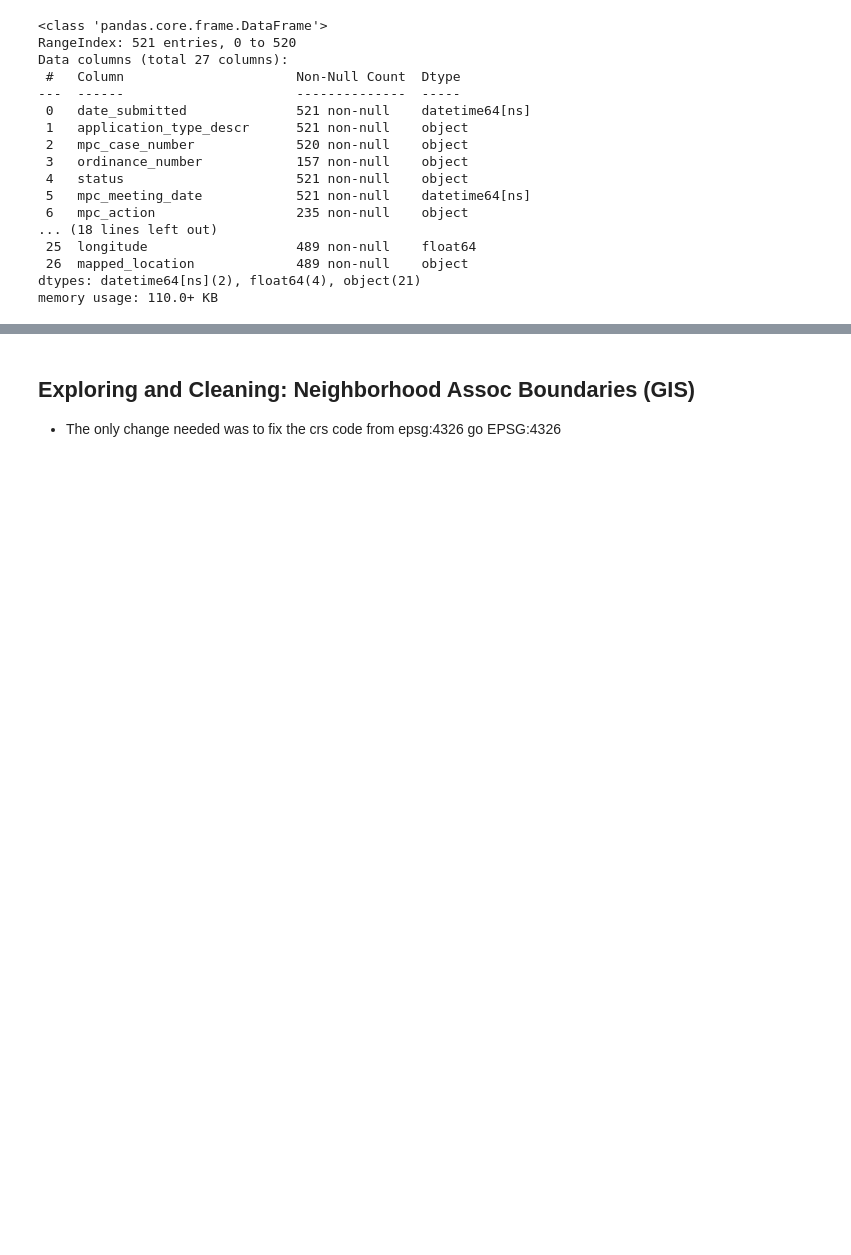
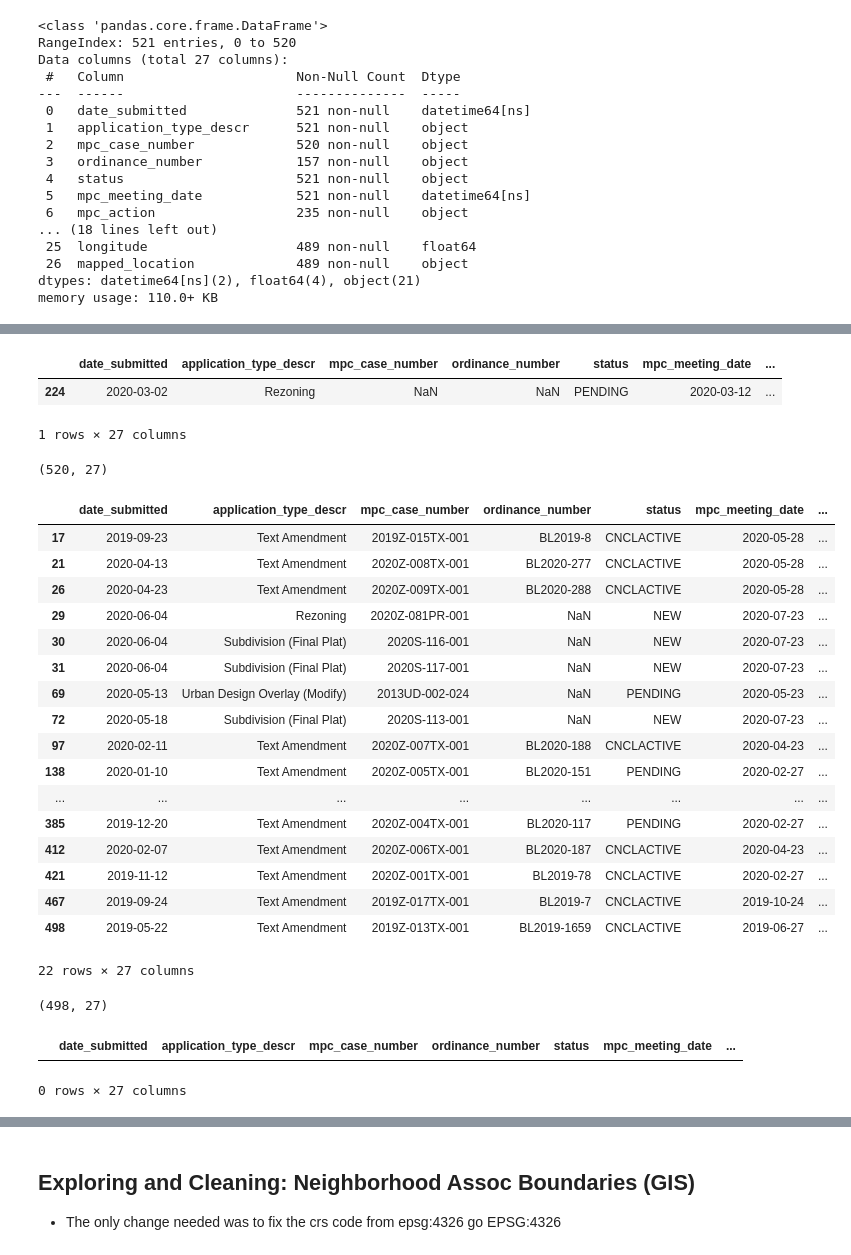
Before and after one commit to lorirocks/nashville-neighborhoods-capstone, a Jupyter notebook: notebooks/1_dataprep.ipynb, the cells around one changed output, grey strips where cells are left out. Drawn from its saved outputs; the diff is of its cells as text; code cells hidden in the pictures; blank space fills up the shorter version.

```diff
--- a/notebooks/1_dataprep.ipynb
+++ b/notebooks/1_dataprep.ipynb
@@ -721,0 +748,9 @@ memory usage: 110.0+ KB
+# %%
+# Finding row with null case number
+# Project name says "Created in error". Will delete this row
+
+df_planning[df_planning.mpc_case_number.isnull()]
+# %% [output]
+|  | date_submitted | application_type_descr | mpc_case_number | ordinance_number | status | mpc_meeting_date | ... |
+| 224 | 2020-03-02 | Rezoning | NaN | NaN | PENDING | 2020-03-12 | ... |
+1 rows × 27 columns
@@ -721,0 +761,45 @@ memory usage: 110.0+ KB
+# %%
+# Double-checking that df is now 520 rows.
+
+df_planning.shape
+# %% [output]
+(520, 27)
+# %%
+# Finding the remaining 22 rows with null 'location'
+# Won't be able to get lat/lon for these. Will delete them.
+
+df_planning[df_planning.location.isnull()]
+# %% [output]
+|  | date_submitted | application_type_descr | mpc_case_number | ordinance_number | status | mpc_meeting_date | ... |
+| 17 | 2019-09-23 | Text Amendment | 2019Z-015TX-001 | BL2019-8 | CNCLACTIVE | 2020-05-28 | ... |
+| 21 | 2020-04-13 | Text Amendment | 2020Z-008TX-001 | BL2020-277 | CNCLACTIVE | 2020-05-28 | ... |
+| 26 | 2020-04-23 | Text Amendment | 2020Z-009TX-001 | BL2020-288 | CNCLACTIVE | 2020-05-28 | ... |
+| 29 | 2020-06-04 | Rezoning | 2020Z-081PR-001 | NaN | NEW | 2020-07-23 | ... |
+| 30 | 2020-06-04 | Subdivision (Final Plat) | 2020S-116-001 | NaN | NEW | 2020-07-23 | ... |
+| 31 | 2020-06-04 | Subdivision (Final Plat) | 2020S-117-001 | NaN | NEW | 2020-07-23 | ... |
+| 69 | 2020-05-13 | Urban Design Overlay (Modify) | 2013UD-002-024 | NaN | PENDING | 2020-05-23 | ... |
+| 72 | 2020-05-18 | Subdivision (Final Plat) | 2020S-113-001 | NaN | NEW | 2020-07-23 | ... |
+| 97 | 2020-02-11 | Text Amendment | 2020Z-007TX-001 | BL2020-188 | CNCLACTIVE | 2020-04-23 | ... |
+| 138 | 2020-01-10 | Text Amendment | 2020Z-005TX-001 | BL2020-151 | PENDING | 2020-02-27 | ... |
+| ... | ... | ... | ... | ... | ... | ... | ... |
+| 385 | 2019-12-20 | Text Amendment | 2020Z-004TX-001 | BL2020-117 | PENDING | 2020-02-27 | ... |
+| 412 | 2020-02-07 | Text Amendment | 2020Z-006TX-001 | BL2020-187 | CNCLACTIVE | 2020-04-23 | ... |
+| 421 | 2019-11-12 | Text Amendment | 2020Z-001TX-001 | BL2019-78 | CNCLACTIVE | 2020-02-27 | ... |
+| 467 | 2019-09-24 | Text Amendment | 2019Z-017TX-001 | BL2019-7 | CNCLACTIVE | 2019-10-24 | ... |
+| 498 | 2019-05-22 | Text Amendment | 2019Z-013TX-001 | BL2019-1659 | CNCLACTIVE | 2019-06-27 | ... |
+22 rows × 27 columns
+# %%
+# Dropping 22 rows with null 'location'
+# Resulting df should have 498 rows
+
+df_planning = df_planning.dropna(subset=['location'])
+print(df_planning.shape)
+# %% [output]
+(498, 27)
+# %%
+# Testing to ensure all rows with null in 'location' have been dropped.
+
+df_planning[df_planning.location.isnull()]
+# %% [output]
+|  | date_submitted | application_type_descr | mpc_case_number | ordinance_number | status | mpc_meeting_date | ... |
+0 rows × 27 columns
```
Also changed, not shown: parts of 71 cells of this notebook, 13 other files.
